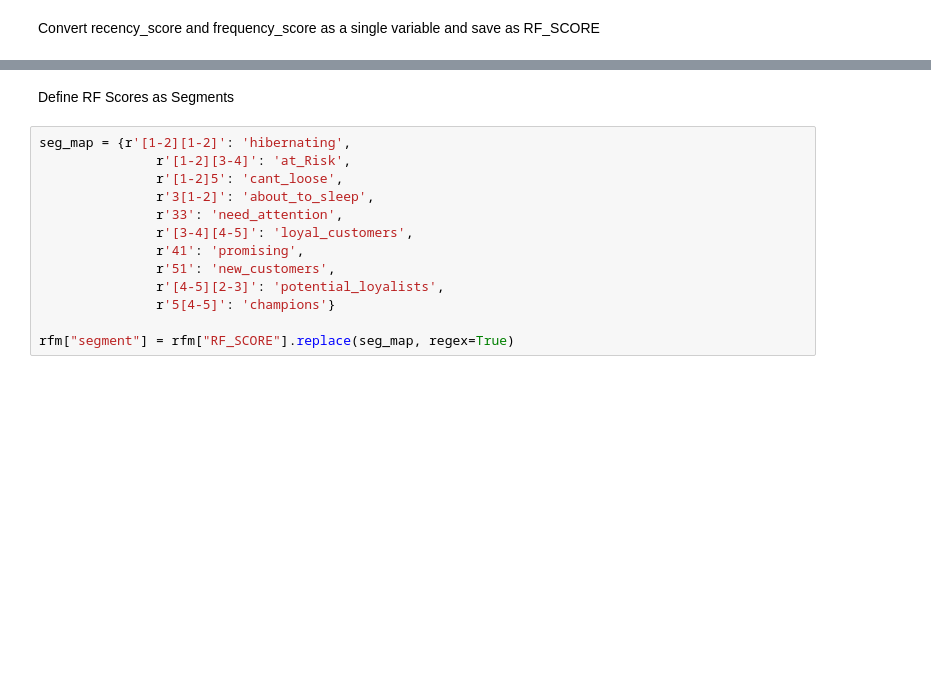
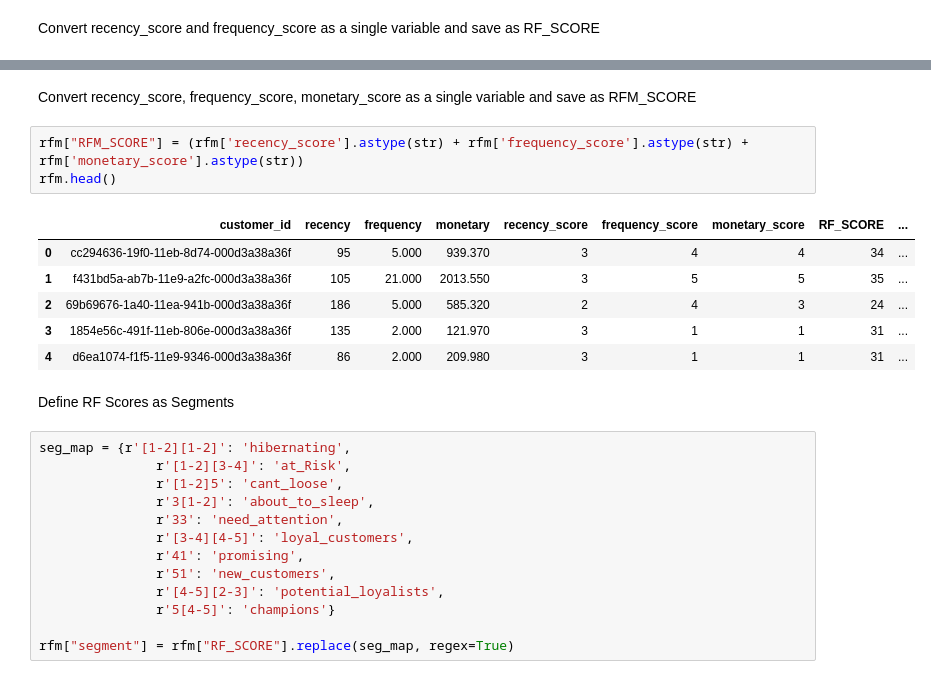
Before and after one commit to dilekdd/RFM_Analysis_Flo, a Jupyter notebook: rfm-analysis-flo.ipynb, the cells around one changed output, grey strips where cells are left out. Drawn from its saved outputs; the diff is of its cells as text; blank space fills up the shorter version.

```diff
--- a/rfm-analysis-flo.ipynb
+++ b/rfm-analysis-flo.ipynb
@@ -352,3 +335,15 @@ rfm.head()
+# %% [markdown]
+Convert recency_score, frequency_score, monetary_score as a single variable and save as RFM_SCORE
+# %%
+rfm["RFM_SCORE"] = (rfm['recency_score'].astype(str) + rfm['frequency_score'].astype(str) + rfm['monetary_score'].astype(str))
+rfm.head()
+# %% [output]
+|  | customer_id | recency | frequency | monetary | recency_score | frequency_score | monetary_score | RF_SCORE | ... |
+| 0 | cc294636-19f0-11eb-8d74-000d3a38a36f | 95 | 5.000 | 939.370 | 3 | 4 | 4 | 34 | ... |
+| 1 | f431bd5a-ab7b-11e9-a2fc-000d3a38a36f | 105 | 21.000 | 2013.550 | 3 | 5 | 5 | 35 | ... |
+| 2 | 69b69676-1a40-11ea-941b-000d3a38a36f | 186 | 5.000 | 585.320 | 2 | 4 | 3 | 24 | ... |
+| 3 | 1854e56c-491f-11eb-806e-000d3a38a36f | 135 | 2.000 | 121.970 | 3 | 1 | 1 | 31 | ... |
+| 4 | d6ea1074-f1f5-11e9-9346-000d3a38a36f | 86 | 2.000 | 209.980 | 3 | 1 | 1 | 31 | ... |
 # %% [markdown]
 Define RF Scores as Segments
 # %%
```
Also changed, not shown: parts of 20 cells of this notebook.
